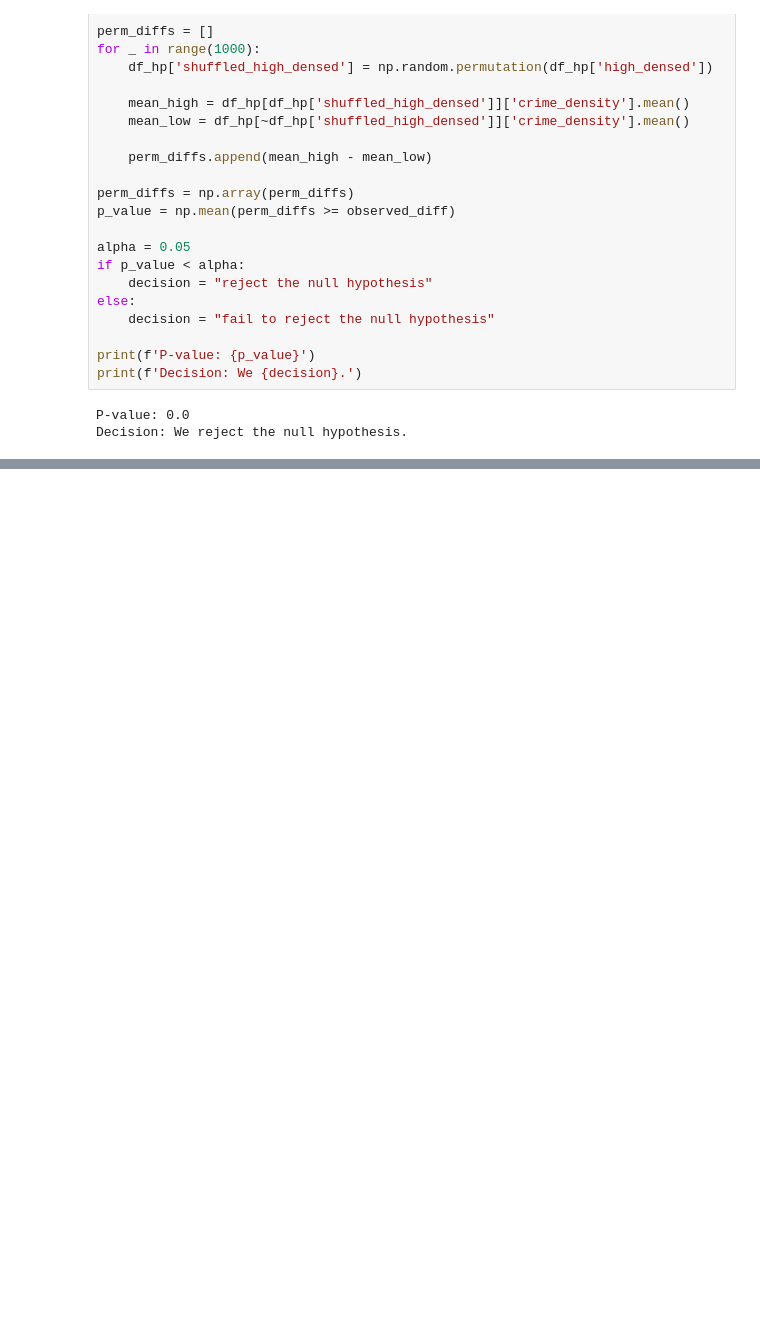
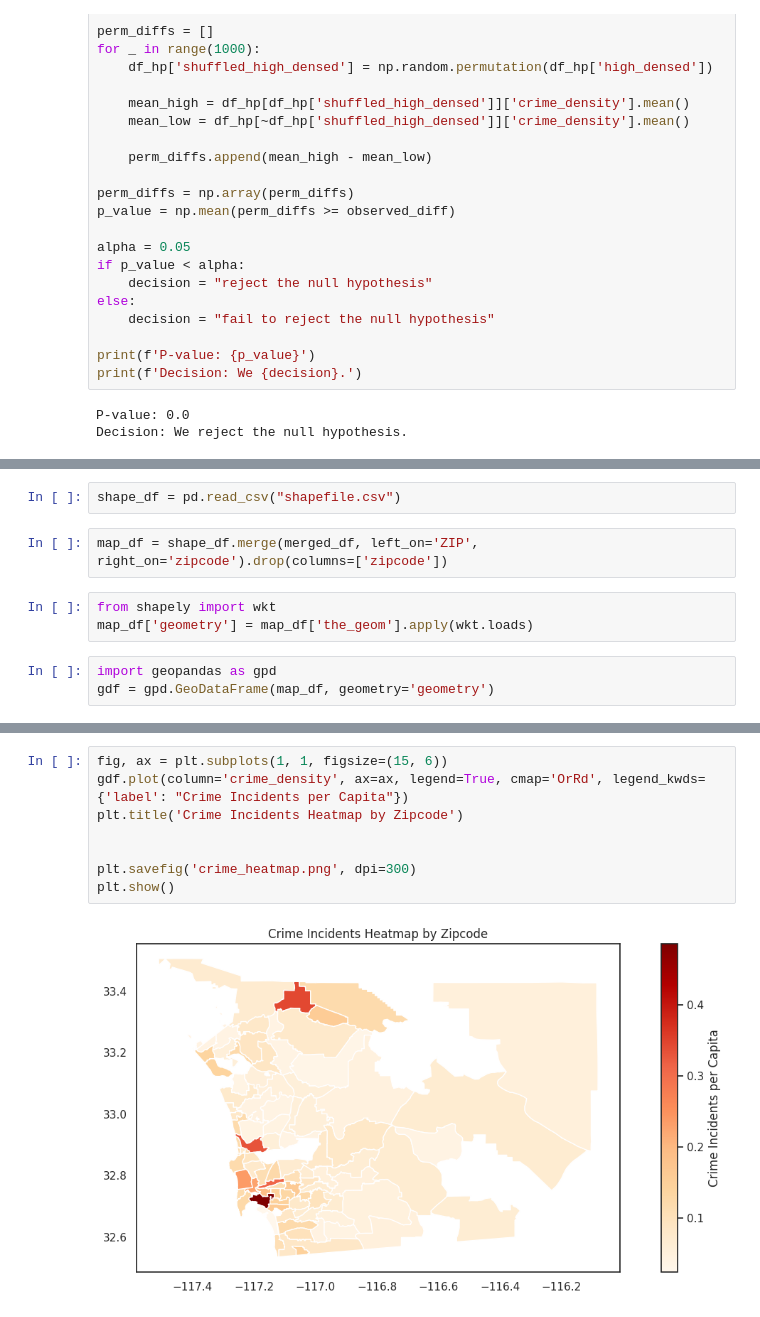
Before and after one commit to KellyyyGSY/poli170a_proj, a Jupyter notebook: POLI170A.ipynb, the cells around one changed output, grey strips where cells are left out. Cells and saved outputs as stored; diff of their text form; blank space fills up the shorter version.

```diff
--- a/POLI170A.ipynb
+++ b/POLI170A.ipynb
@@ -729,0 +715,10 @@ strong multicollinearity or other numerical problems.
+# %%
+shape_df = pd.read_csv("shapefile.csv")
+# %%
+map_df = shape_df.merge(merged_df, left_on='ZIP', right_on='zipcode').drop(columns=['zipcode'])
+# %%
+from shapely import wkt
+map_df['geometry'] = map_df['the_geom'].apply(wkt.loads)
+# %%
+import geopandas as gpd
+gdf = gpd.GeoDataFrame(map_df, geometry='geometry')
@@ -729,0 +734,10 @@ strong multicollinearity or other numerical problems.
+# %%
+fig, ax = plt.subplots(1, 1, figsize=(15, 6))
+gdf.plot(column='crime_density', ax=ax, legend=True, cmap='OrRd', legend_kwds={'label': "Crime Incidents per Capita"})
+plt.title('Crime Incidents Heatmap by Zipcode')
+
+
+plt.savefig('crime_heatmap.png', dpi=300)
+plt.show()
+# %% [output]
+[figure, added]
```
Also changed, not shown: parts of 11 cells of this notebook, 3 other files.
